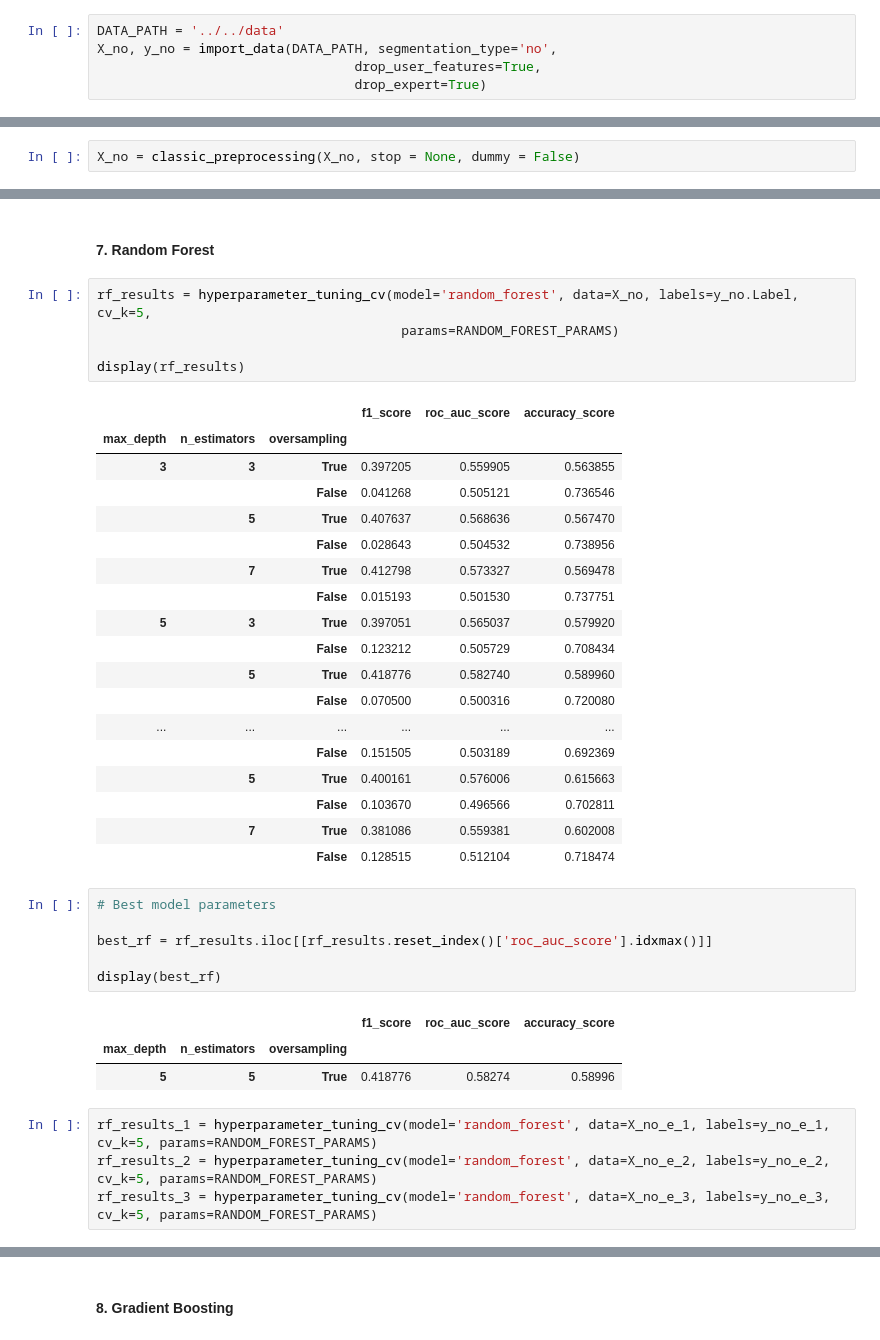
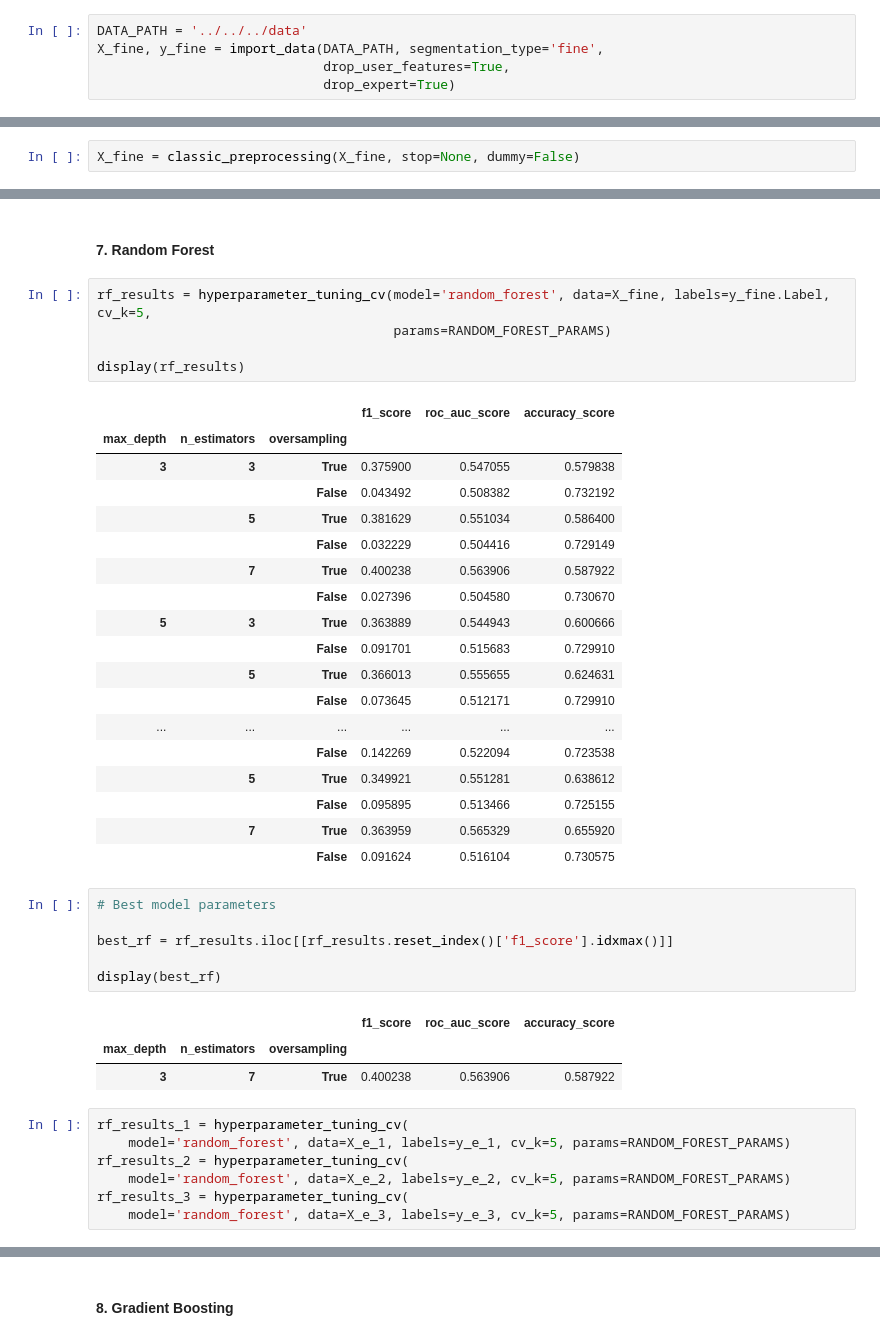
Before and after one commit to CS-433/cs-433-project-2-cough_classifier, a Jupyter notebook: src/notebooks/grid_search_classical/grid_search_fine_no_metadata.ipynb, the cells around one changed output, grey strips where cells are left out. Drawn from its saved outputs; the diff is of its cells as text.

```diff
--- a/src/notebooks/grid_search_no_no_metadata.ipynb
+++ b/src/notebooks/grid_search_classical/grid_search_fine_no_metadata.ipynb
@@ -14,9 +14,9 @@ import numpy as np
 # %% [markdown]
 ### Load Data
 # %%
-DATA_PATH = '../../data'
-X_no, y_no = import_data(DATA_PATH, segmentation_type='no',
-                                 drop_user_features=True,
-                                 drop_expert=True)
+DATA_PATH = '../../../data'
+X_fine, y_fine = import_data(DATA_PATH, segmentation_type='fine',
+                             drop_user_features=True,
+                             drop_expert=True)
 # %%
 # For each expert separately
@@ -45,6 +45,6 @@ display(y_no.head())
 # %% [markdown]
 ### Preprocessing
 # %%
-X_no = classic_preprocessing(X_no, stop = None, dummy = False)
+X_fine = classic_preprocessing(X_fine, stop=None, dummy=False)
 # %%
 # Save the expert feature for split
@@ -349,41 +379,44 @@ display(best_dt_1, best_dt_2, best_dt_3)
 # %% [markdown]
 #### 7. Random Forest
 # %%
-rf_results = hyperparameter_tuning_cv(model='random_forest', data=X_no, labels=y_no.Label, cv_k=5,
-                                       params=RANDOM_FOREST_PARAMS)
+rf_results = hyperparameter_tuning_cv(model='random_forest', data=X_fine, labels=y_fine.Label, cv_k=5,
+                                      params=RANDOM_FOREST_PARAMS)
 
 display(rf_results)
 # %% [output]
 |  |  |  | f1_score | roc_auc_score | accuracy_score |
 | max_depth | n_estimators | oversampling |  |  |  |
-| 3 | 3 | True | 0.397205 | 0.559905 | 0.563855 |
-|  |  | False | 0.041268 | 0.505121 | 0.736546 |
-|  | 5 | True | 0.407637 | 0.568636 | 0.567470 |
-|  |  | False | 0.028643 | 0.504532 | 0.738956 |
-|  | 7 | True | 0.412798 | 0.573327 | 0.569478 |
-|  |  | False | 0.015193 | 0.501530 | 0.737751 |
-| 5 | 3 | True | 0.397051 | 0.565037 | 0.579920 |
-|  |  | False | 0.123212 | 0.505729 | 0.708434 |
-|  | 5 | True | 0.418776 | 0.582740 | 0.589960 |
-|  |  | False | 0.070500 | 0.500316 | 0.720080 |
+| 3 | 3 | True | 0.375900 | 0.547055 | 0.579838 |
+|  |  | False | 0.043492 | 0.508382 | 0.732192 |
+|  | 5 | True | 0.381629 | 0.551034 | 0.586400 |
+|  |  | False | 0.032229 | 0.504416 | 0.729149 |
+|  | 7 | True | 0.400238 | 0.563906 | 0.587922 |
+|  |  | False | 0.027396 | 0.504580 | 0.730670 |
+| 5 | 3 | True | 0.363889 | 0.544943 | 0.600666 |
+|  |  | False | 0.091701 | 0.515683 | 0.729910 |
+|  | 5 | True | 0.366013 | 0.555655 | 0.624631 |
+|  |  | False | 0.073645 | 0.512171 | 0.729910 |
 | ... | ... | ... | ... | ... | ... |
-|  |  | False | 0.151505 | 0.503189 | 0.692369 |
-|  | 5 | True | 0.400161 | 0.576006 | 0.615663 |
-|  |  | False | 0.103670 | 0.496566 | 0.702811 |
-|  | 7 | True | 0.381086 | 0.559381 | 0.602008 |
-|  |  | False | 0.128515 | 0.512104 | 0.718474 |
+|  |  | False | 0.142269 | 0.522094 | 0.723538 |
+|  | 5 | True | 0.349921 | 0.551281 | 0.638612 |
+|  |  | False | 0.095895 | 0.513466 | 0.725155 |
+|  | 7 | True | 0.363959 | 0.565329 | 0.655920 |
+|  |  | False | 0.091624 | 0.516104 | 0.730575 |
 # %%
 # Best model parameters
 
-best_rf = rf_results.iloc[[rf_results.reset_index()['roc_auc_score'].idxmax()]]
+best_rf = rf_results.iloc[[rf_results.reset_index()['f1_score'].idxmax()]]
 
 display(best_rf)
 # %% [output]
 |  |  |  | f1_score | roc_auc_score | accuracy_score |
 | max_depth | n_estimators | oversampling |  |  |  |
-| 5 | 5 | True | 0.418776 | 0.58274 | 0.58996 |
+| 3 | 7 | True | 0.400238 | 0.563906 | 0.587922 |
 # %%
-rf_results_1 = hyperparameter_tuning_cv(model='random_forest', data=X_no_e_1, labels=y_no_e_1, cv_k=5, params=RANDOM_FOREST_PARAMS)
-rf_results_2 = hyperparameter_tuning_cv(model='random_forest', data=X_no_e_2, labels=y_no_e_2, cv_k=5, params=RANDOM_FOREST_PARAMS)
-rf_results_3 = hyperparameter_tuning_cv(model='random_forest', data=X_no_e_3, labels=y_no_e_3, cv_k=5, params=RANDOM_FOREST_PARAMS)
+rf_results_1 = hyperparameter_tuning_cv(
+    model='random_forest', data=X_e_1, labels=y_e_1, cv_k=5, params=RANDOM_FOREST_PARAMS)
+rf_results_2 = hyperparameter_tuning_cv(
+    model='random_forest', data=X_e_2, labels=y_e_2, cv_k=5, params=RANDOM_FOREST_PARAMS)
+rf_results_3 = hyperparameter_tuning_cv(
+    model='random_forest', data=X_e_3, labels=y_e_3, cv_k=5, params=RANDOM_FOREST_PARAMS)
 # %%
```
Also changed, not shown: parts of 43 cells of this notebook, 24 other files.
